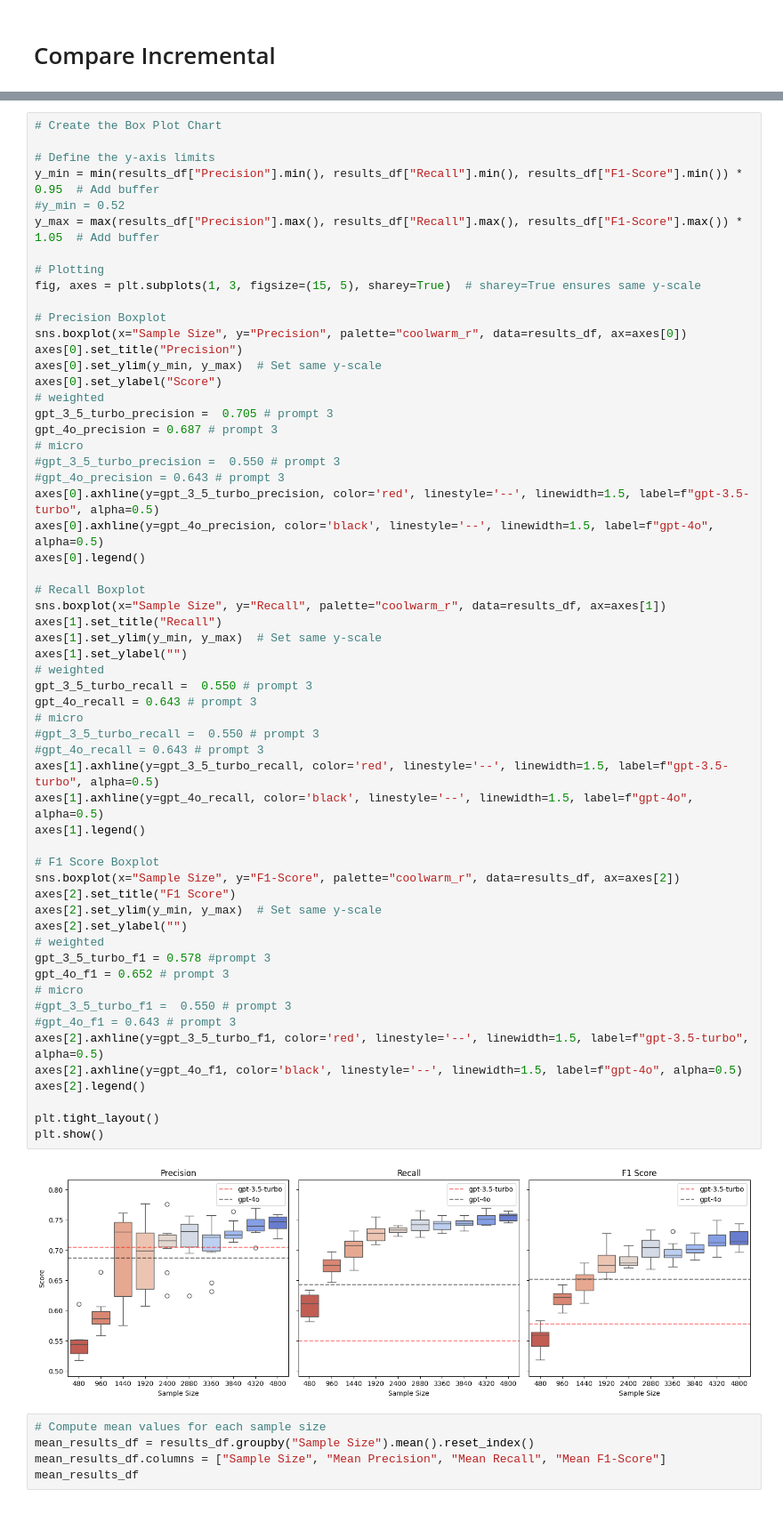
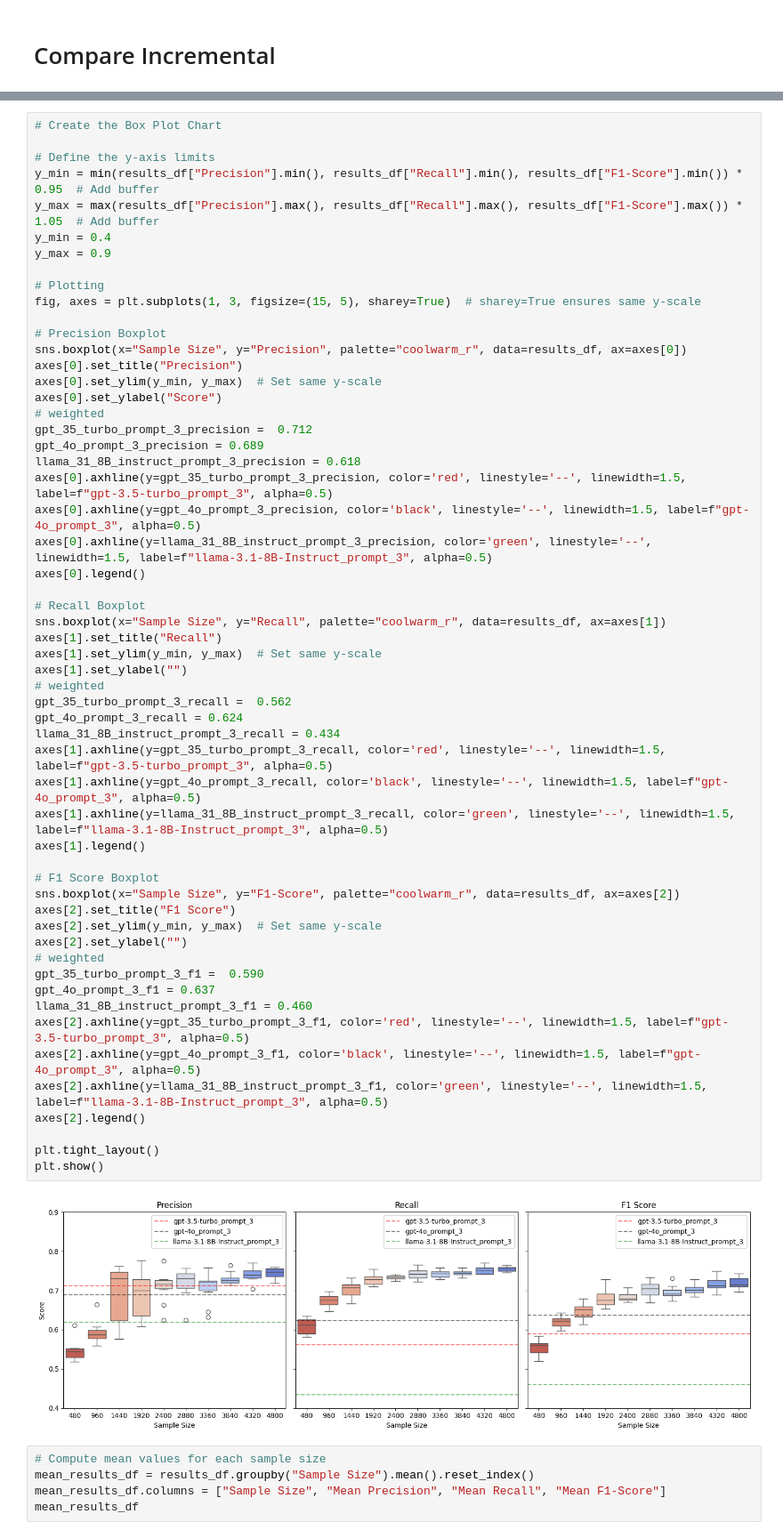
Before and after one commit to Marco-Consoloni/patent-sentence-classification, a Jupyter notebook: evaluate_incremental.ipynb, the cells around one changed output, grey strips where cells are left out. Shown at 89% size. Cells and saved outputs as stored; diff of their text form.

Commit message:
add llama model to plot and updatate values

```diff
--- a/evaluate_incremental.ipynb
+++ b/evaluate_incremental.ipynb
@@ -113,61 +113,59 @@ results_df
 
 # Define the y-axis limits
 y_min = min(results_df["Precision"].min(), results_df["Recall"].min(), results_df["F1-Score"].min()) * 0.95  # Add buffer
-#y_min = 0.52
 y_max = max(results_df["Precision"].max(), results_df["Recall"].max(), results_df["F1-Score"].max()) * 1.05  # Add buffer
+y_min = 0.4
+y_max = 0.9
 
 # Plotting
 fig, axes = plt.subplots(1, 3, figsize=(15, 5), sharey=True)  # sharey=True ensures same y-scale
 
 # Precision Boxplot
 sns.boxplot(x="Sample Size", y="Precision", palette="coolwarm_r", data=results_df, ax=axes[0])
 axes[0].set_title("Precision")
 axes[0].set_ylim(y_min, y_max)  # Set same y-scale
 axes[0].set_ylabel("Score")
 # weighted
-gpt_3_5_turbo_precision =  0.705 # prompt 3
-gpt_4o_precision = 0.687 # prompt 3
-# micro
-#gpt_3_5_turbo_precision =  0.550 # prompt 3
-#gpt_4o_precision = 0.643 # prompt 3
-axes[0].axhline(y=gpt_3_5_turbo_precision, color='red', linestyle='--', linewidth=1.5, label=f"gpt-3.5-turbo", alpha=0.5)
-axes[0].axhline(y=gpt_4o_precision, color='black', linestyle='--', linewidth=1.5, label=f"gpt-4o", alpha=0.5)
+gpt_35_turbo_prompt_3_precision =  0.712
+gpt_4o_prompt_3_precision = 0.689
+llama_31_8B_instruct_prompt_3_precision = 0.618
+axes[0].axhline(y=gpt_35_turbo_prompt_3_precision, color='red', linestyle='--', linewidth=1.5, label=f"gpt-3.5-turbo_prompt_3", alpha=0.5)
+axes[0].axhline(y=gpt_4o_prompt_3_precision, color='black', linestyle='--', linewidth=1.5, label=f"gpt-4o_prompt_3", alpha=0.5)
+axes[0].axhline(y=llama_31_8B_instruct_prompt_3_precision, color='green', linestyle='--', linewidth=1.5, label=f"llama-3.1-8B-Instruct_prompt_3", alpha=0.5)
 axes[0].legend()
 
 # Recall Boxplot
 sns.boxplot(x="Sample Size", y="Recall", palette="coolwarm_r", data=results_df, ax=axes[1])
 axes[1].set_title("Recall")
 axes[1].set_ylim(y_min, y_max)  # Set same y-scale
 axes[1].set_ylabel("")
 # weighted
-gpt_3_5_turbo_recall =  0.550 # prompt 3
-gpt_4o_recall = 0.643 # prompt 3
-# micro
-#gpt_3_5_turbo_recall =  0.550 # prompt 3
-#gpt_4o_recall = 0.643 # prompt 3
-axes[1].axhline(y=gpt_3_5_turbo_recall, color='red', linestyle='--', linewidth=1.5, label=f"gpt-3.5-turbo", alpha=0.5)
-axes[1].axhline(y=gpt_4o_recall, color='black', linestyle='--', linewidth=1.5, label=f"gpt-4o", alpha=0.5)
+gpt_35_turbo_prompt_3_recall =  0.562
+gpt_4o_prompt_3_recall = 0.624
+llama_31_8B_instruct_prompt_3_recall = 0.434
+axes[1].axhline(y=gpt_35_turbo_prompt_3_recall, color='red', linestyle='--', linewidth=1.5, label=f"gpt-3.5-turbo_prompt_3", alpha=0.5)
+axes[1].axhline(y=gpt_4o_prompt_3_recall, color='black', linestyle='--', linewidth=1.5, label=f"gpt-4o_prompt_3", alpha=0.5)
+axes[1].axhline(y=llama_31_8B_instruct_prompt_3_recall, color='green', linestyle='--', linewidth=1.5, label=f"llama-3.1-8B-Instruct_prompt_3", alpha=0.5)
 axes[1].legend()
 
 # F1 Score Boxplot
 sns.boxplot(x="Sample Size", y="F1-Score", palette="coolwarm_r", data=results_df, ax=axes[2])
 axes[2].set_title("F1 Score")
 axes[2].set_ylim(y_min, y_max)  # Set same y-scale
 axes[2].set_ylabel("")
 # weighted
-gpt_3_5_turbo_f1 = 0.578 #prompt 3
-gpt_4o_f1 = 0.652 # prompt 3
-# micro
-#gpt_3_5_turbo_f1 =  0.550 # prompt 3
-#gpt_4o_f1 = 0.643 # prompt 3
-axes[2].axhline(y=gpt_3_5_turbo_f1, color='red', linestyle='--', linewidth=1.5, label=f"gpt-3.5-turbo", alpha=0.5)
-axes[2].axhline(y=gpt_4o_f1, color='black', linestyle='--', linewidth=1.5, label=f"gpt-4o", alpha=0.5)
+gpt_35_turbo_prompt_3_f1 =  0.590
+gpt_4o_prompt_3_f1 = 0.637
+llama_31_8B_instruct_prompt_3_f1 = 0.460
+axes[2].axhline(y=gpt_35_turbo_prompt_3_f1, color='red', linestyle='--', linewidth=1.5, label=f"gpt-3.5-turbo_prompt_3", alpha=0.5)
+axes[2].axhline(y=gpt_4o_prompt_3_f1, color='black', linestyle='--', linewidth=1.5, label=f"gpt-4o_prompt_3", alpha=0.5)
+axes[2].axhline(y=llama_31_8B_instruct_prompt_3_f1, color='green', linestyle='--', linewidth=1.5, label=f"llama-3.1-8B-Instruct_prompt_3", alpha=0.5)
 axes[2].legend()
 
 plt.tight_layout()
 plt.show()
 # %% [output]
-[figure, old version]
+[figure, new version]
 # %%
 # Compute mean values for each sample size
 mean_results_df = results_df.groupby("Sample Size").mean().reset_index()
```
Also changed, not shown: parts of 1 cell of this notebook.
